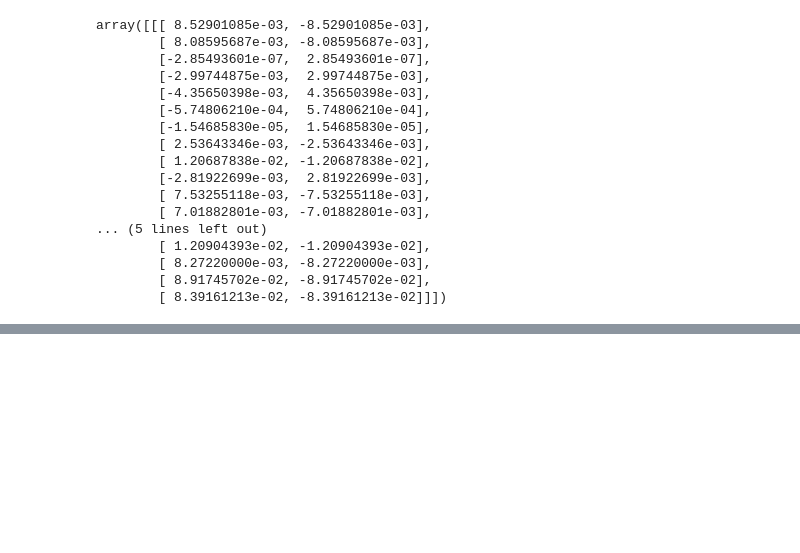
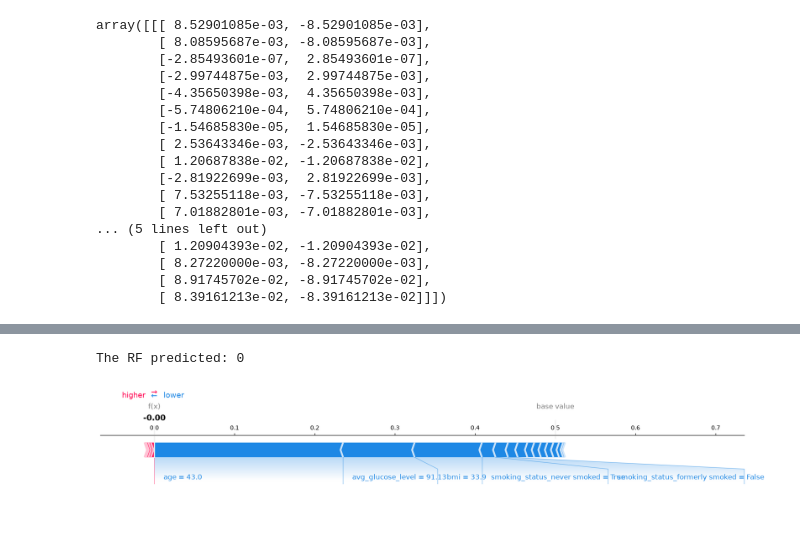
Before and after one commit to farhadmonavar/explainable-machine-learning, a Jupyter notebook: 03_shap.ipynb, the cells around one changed output, grey strips where cells are left out. Saved outputs shown, nothing was run; the diff lists cells and outputs as text; code cells hidden in the pictures; blank space fills up the shorter version.

Commit message:
feat(shap): update local explanation plotting and set white background

```diff
--- a/03_shap.ipynb
+++ b/03_shap.ipynb
@@ -83,0 +67,18 @@ IndexError: index 1 is out of bounds for axis 0 with size 1
+# %%
+#Visualize local predictions
+prediction = rf.predict(X_test[start_index:end_index])[0]
+print(f"The RF predicted: {prediction}")
+
+shap.plots.force(
+    shap_values[0, :, 1],
+    matplotlib=True,
+    show=False
+)
+
+import matplotlib.pyplot as plt
+plt.gcf().set_facecolor("white")
+plt.gca().set_facecolor("white")
+plt.show()
+# %% [output]
+The RF predicted: 0
+[figure, added]
```
Also changed, not shown: parts of 1 cell of this notebook.
